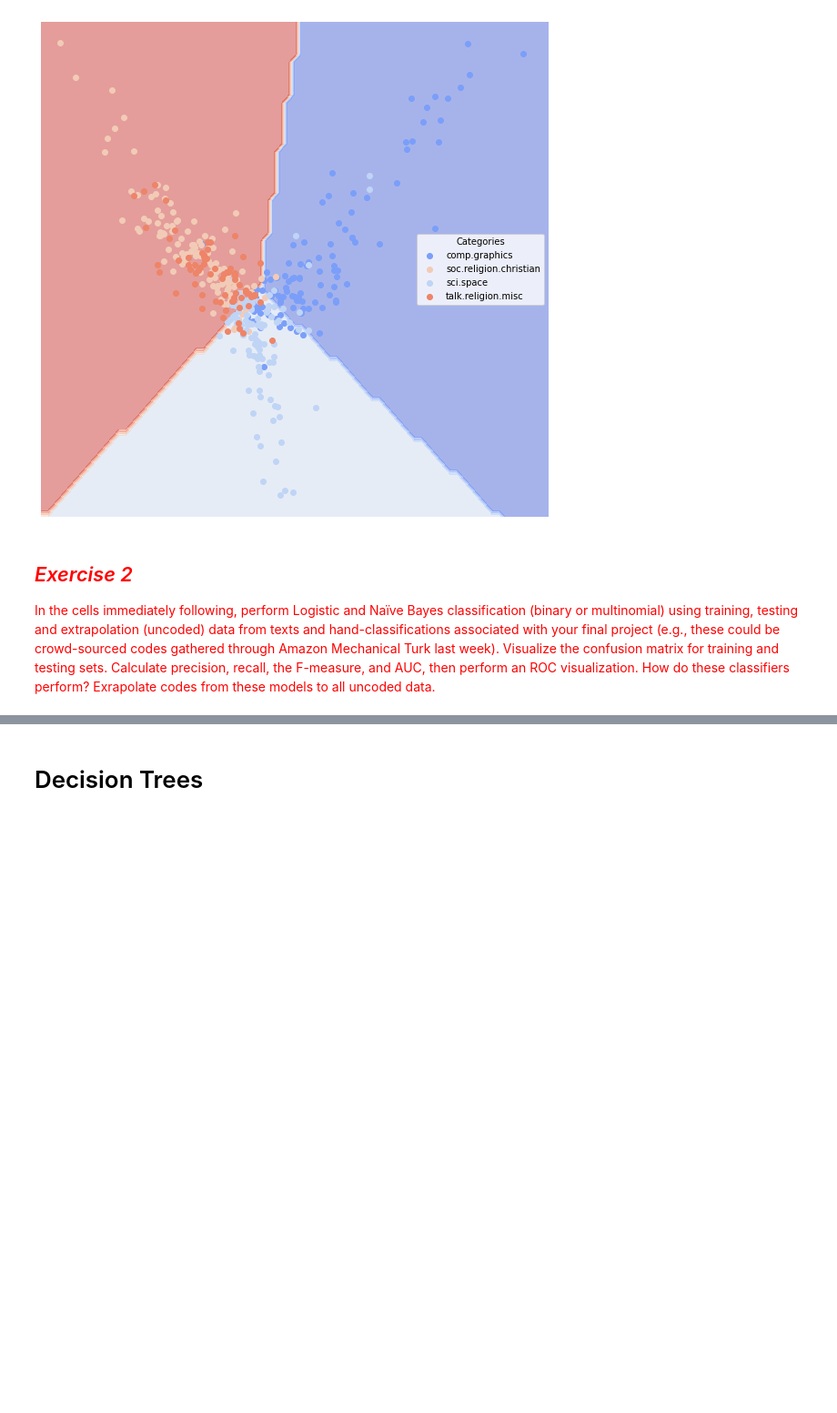
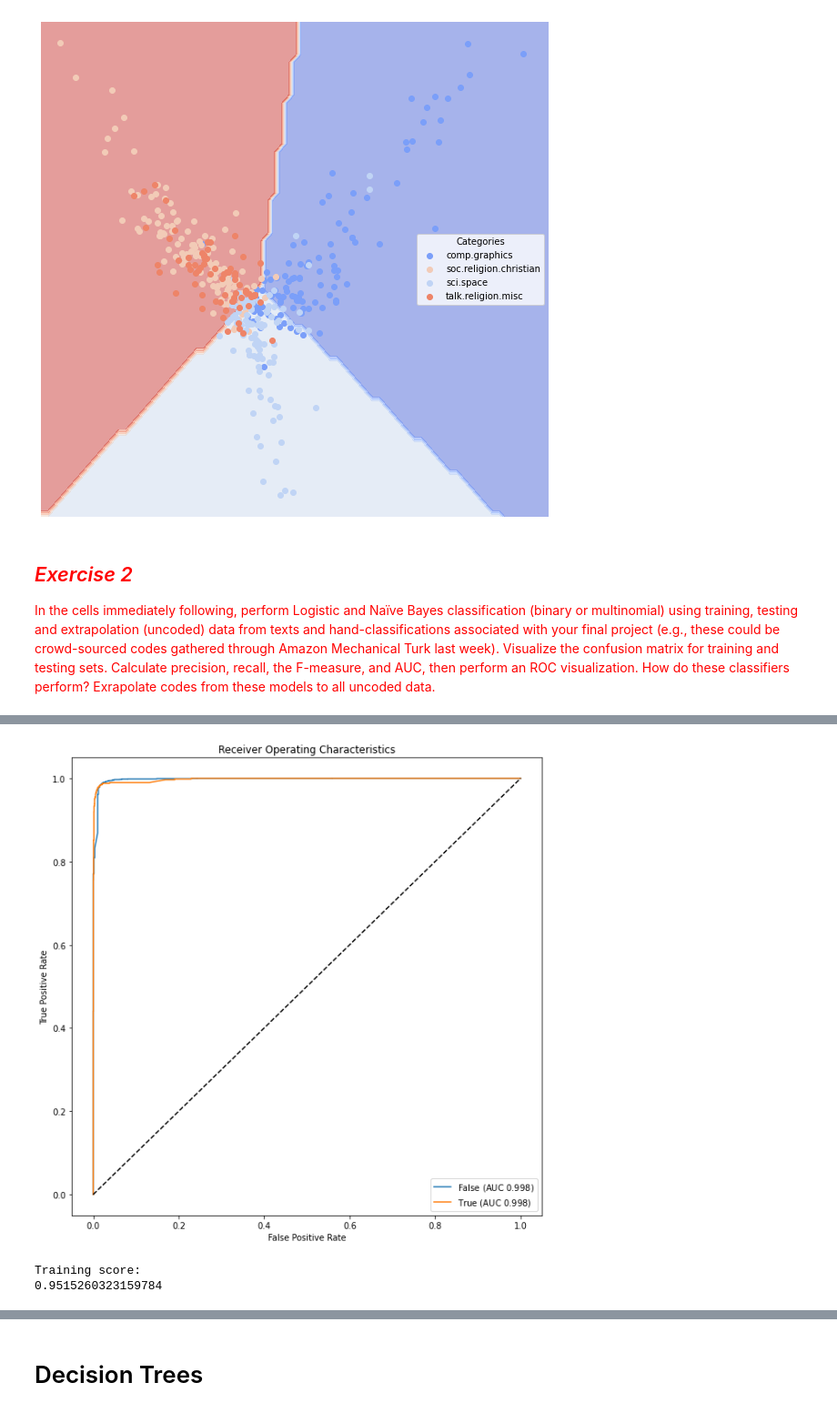
Before and after one commit to Raychanan/Homework-Notebooks, a Jupyter notebook: week-4/4-Classification-HW_SUBMIT.ipynb, the cells around one changed output, grey strips where cells are left out. Shown at 91% size. Saved outputs shown, nothing was run; the diff lists cells and outputs as text; code cells hidden in the pictures; blank space fills up the shorter version.

```diff
--- a/week-4/4-Classification-HW_SUBMIT.ipynb
+++ b/week-4/4-Classification-HW_SUBMIT.ipynb
@@ -846,0 +1525,5 @@ lucem_illud.plotregions(MultinomialNB_ng, test_ng_df)
+# %%
+# Plot the ROC curves
+lucem_illud.plotMultiROC(logistic_l1, train_data_df)
+# %% [output]
+[figure, added]
@@ -846,0 +1532,9 @@ lucem_illud.plotregions(MultinomialNB_ng, test_ng_df)
+# %%
+# Predict
+
+test_data_df['nb_predict'] = logistic_l1.predict(np.stack(test_data_df['vect'], axis=0))
+print("Training score:")
+print(logistic_l1.score(np.stack(test_data_df['vect'], axis=0), test_data_df['category']))
+# %% [output]
+Training score:
+0.9515260323159784
```
Also changed, not shown: parts of 187 cells of this notebook, 1 other file.
